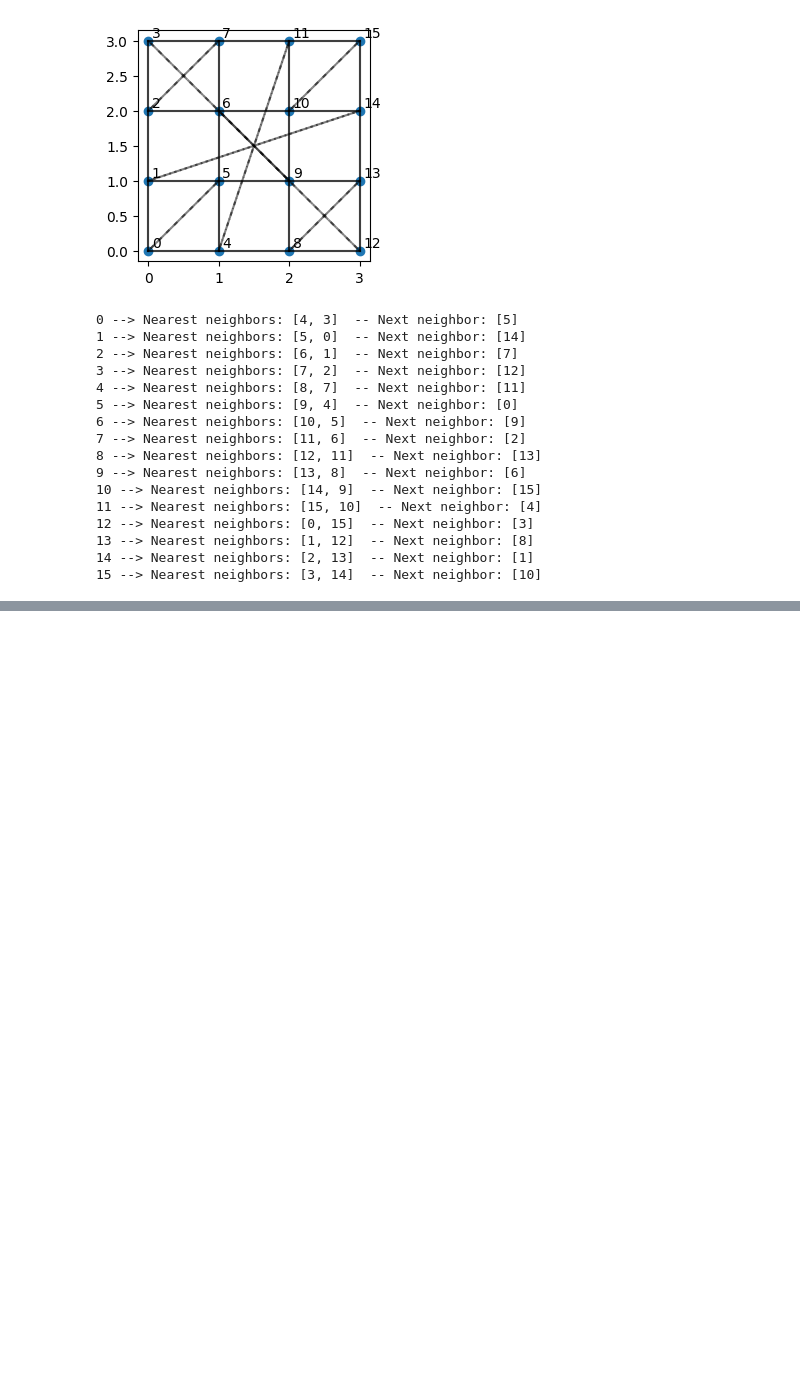
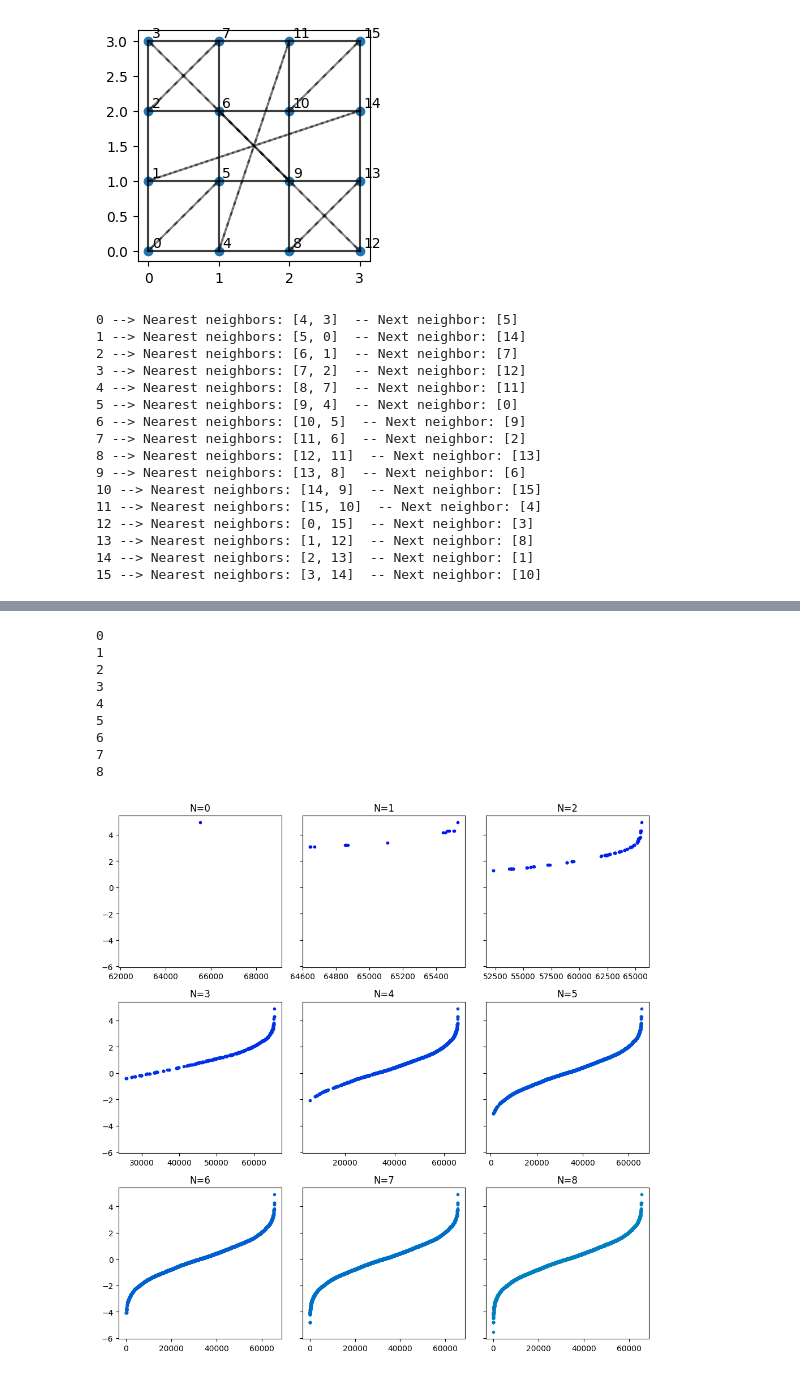
Before and after one commit to Cool-stanza/Shastry-Sutherland-model, a Jupyter notebook: exact diagonalization 4x4 Shastry Sutherland.ipynb, the cells around one changed output, grey strips where cells are left out. Drawn from its saved outputs; the diff is of its cells as text; code cells hidden in the pictures; blank space fills up the shorter version.

```diff
--- a/exact diagonalization 4x4 Shastry Sutherland.ipynb
+++ b/exact diagonalization 4x4 Shastry Sutherland.ipynb
@@ -108,0 +146,21 @@ Wall time: 4h 59min 35s
+# %%
+
+fig, axes = plt.subplots(3,3, figsize=(10, 10), sharey=True)
+
+for i, ax in enumerate(axes.flatten()):
+    mask = all_labels_sorted == i
+    ax.plot(np.where(mask)[0], all_eigvals_sorted[mask], '.', color=colors[i])
+    ax.set_title(f"N={i}")
+plt.tight_layout()
+plt.show()
+# %% [output]
+0
+1
+2
+3
+4
+5
+6
+7
+8
+[figure, added]
```
Also changed, not shown: parts of 19 cells of this notebook.
